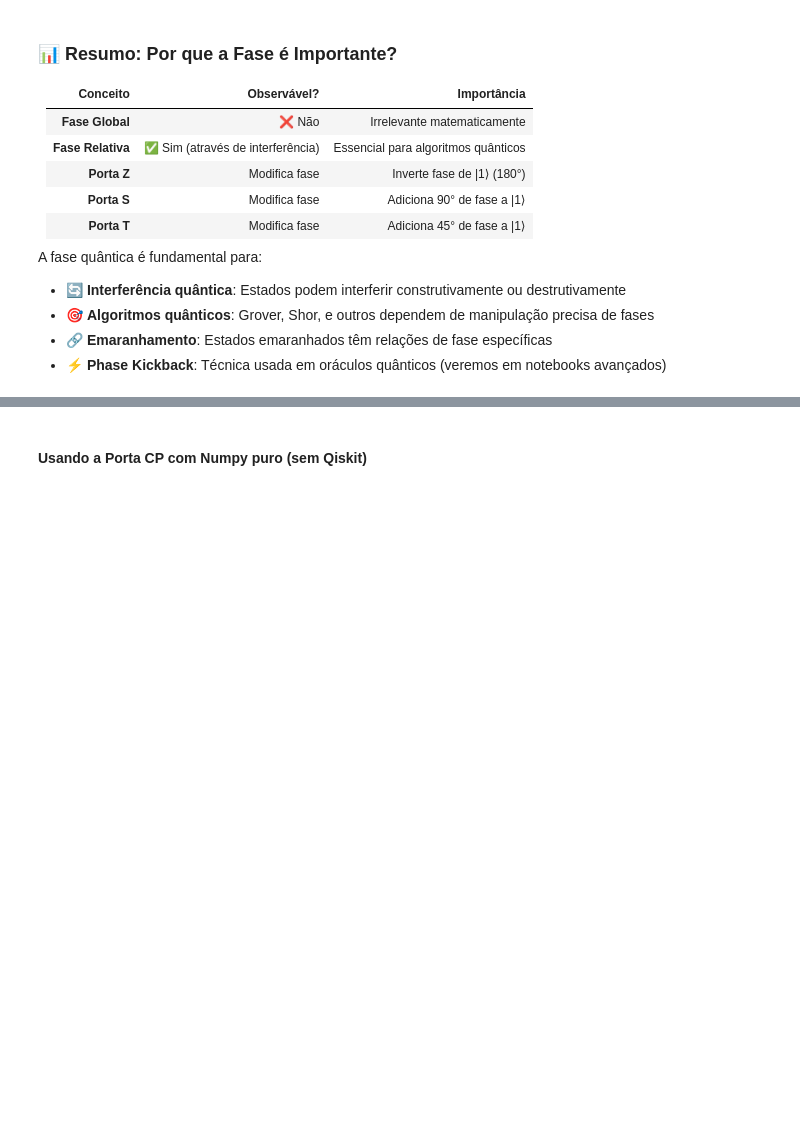
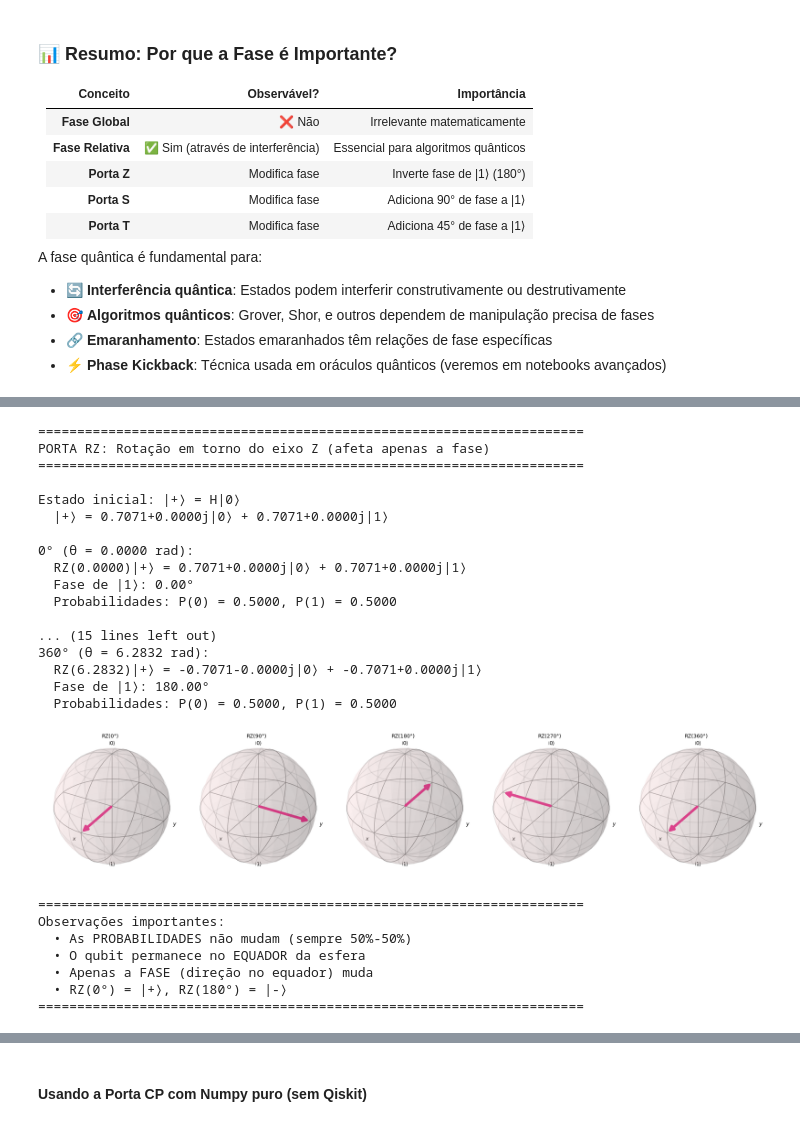
Before and after one commit to maxwellamaral/quantum, a Jupyter notebook: notebooks/00b-phases.ipynb, the cells around one changed output, grey strips where cells are left out. Drawn from its saved outputs; the diff is of its cells as text; code cells hidden in the pictures; blank space fills up the shorter version.

```diff
--- a/notebooks/00b-phases.ipynb
+++ b/notebooks/00b-phases.ipynb
@@ -257,0 +425,80 @@ Q-Sphere - Fase θ = 45°:
+# %%
+# Demonstração: RZ aplicado a |+⟩
+print("=" * 70)
+print("PORTA RZ: Rotação em torno do eixo Z (afeta apenas a fase)")
+print("=" * 70)
+
+# Primeiro criar |+⟩
+qc_base = QuantumCircuit(1)
+qc_base.h(0)  # Hadamard cria |+⟩
+state_plus = Statevector(qc_base)
+
+print("\nEstado inicial: |+⟩ = H|0⟩")
+print(f"  |+⟩ = {state_plus.data[0]:.4f}|0⟩ + {state_plus.data[1]:.4f}|1⟩")
+
+# Testar RZ com diferentes ângulos
+angulos_rz = [0, np.pi/2, np.pi, 3*np.pi/2, 2*np.pi]
+nomes_rz = ['0°', '90°', '180°', '270°', '360°']
+
+fig, axes = plt.subplots(1, 5, figsize=(20, 4), subplot_kw={'projection': '3d'})
+
+for i, (angulo, nome) in enumerate(zip(angulos_rz, nomes_rz)):
+    qc = QuantumCircuit(1)
+    qc.h(0)  # Criar |+⟩
+    qc.rz(angulo, 0)  # Aplicar RZ
+
+    state = Statevector(qc)
+    alpha = state.data[0]
+    beta = state.data[1]
+
+    # Fase do componente |1⟩
+    fase_beta = np.angle(beta, deg=True)
+
+    print(f"\n{nome} (θ = {angulo:.4f} rad):")
+    print(f"  RZ({angulo:.4f})|+⟩ = {alpha:.4f}|0⟩ + {beta:.4f}|1⟩")
+    print(f"  Fase de |1⟩: {fase_beta:.2f}°")
+    print(f"  Probabilidades: P(0) = {abs(alpha)**2:.4f}, P(1) = {abs(beta)**2:.4f}")
+
+    # Coordenadas de Bloch
+    x = 2 * (alpha.conjugate() * beta).real
+    y = 2 * (alpha.conjugate() * beta).imag
+    z = abs(alpha)**2 - abs(beta)**2
+
+    plot_bloch_vector([x, y, z], ax=axes[i], title=f'RZ({nome})')
+
+plt.tight_layout()
+plt.show()
+
+print("\n" + "=" * 70)
+print("Observações importantes:")
+print("  • As PROBABILIDADES não mudam (sempre 50%-50%)")
+print("  • O qubit permanece no EQUADOR da esfera")
+print("  • Apenas a FASE (direção no equador) muda")
+print("  • RZ(0°) = |+⟩, RZ(180°) = |-⟩")
+print("=" * 70)
+# %% [output]
+======================================================================
+PORTA RZ: Rotação em torno do eixo Z (afeta apenas a fase)
+======================================================================
+
+Estado inicial: |+⟩ = H|0⟩
+  |+⟩ = 0.7071+0.0000j|0⟩ + 0.7071+0.0000j|1⟩
+
+0° (θ = 0.0000 rad):
+  RZ(0.0000)|+⟩ = 0.7071+0.0000j|0⟩ + 0.7071+0.0000j|1⟩
+  Fase de |1⟩: 0.00°
+  Probabilidades: P(0) = 0.5000, P(1) = 0.5000
+
+... (15 lines left out)
+360° (θ = 6.2832 rad):
+  RZ(6.2832)|+⟩ = -0.7071-0.0000j|0⟩ + -0.7071+0.0000j|1⟩
+  Fase de |1⟩: 180.00°
+  Probabilidades: P(0) = 0.5000, P(1) = 0.5000
+[figure, added]
+======================================================================
+Observações importantes:
+  • As PROBABILIDADES não mudam (sempre 50%-50%)
+  • O qubit permanece no EQUADOR da esfera
+  • Apenas a FASE (direção no equador) muda
+  • RZ(0°) = |+⟩, RZ(180°) = |-⟩
+======================================================================
```
Also changed, not shown: parts of 18 cells of this notebook.
